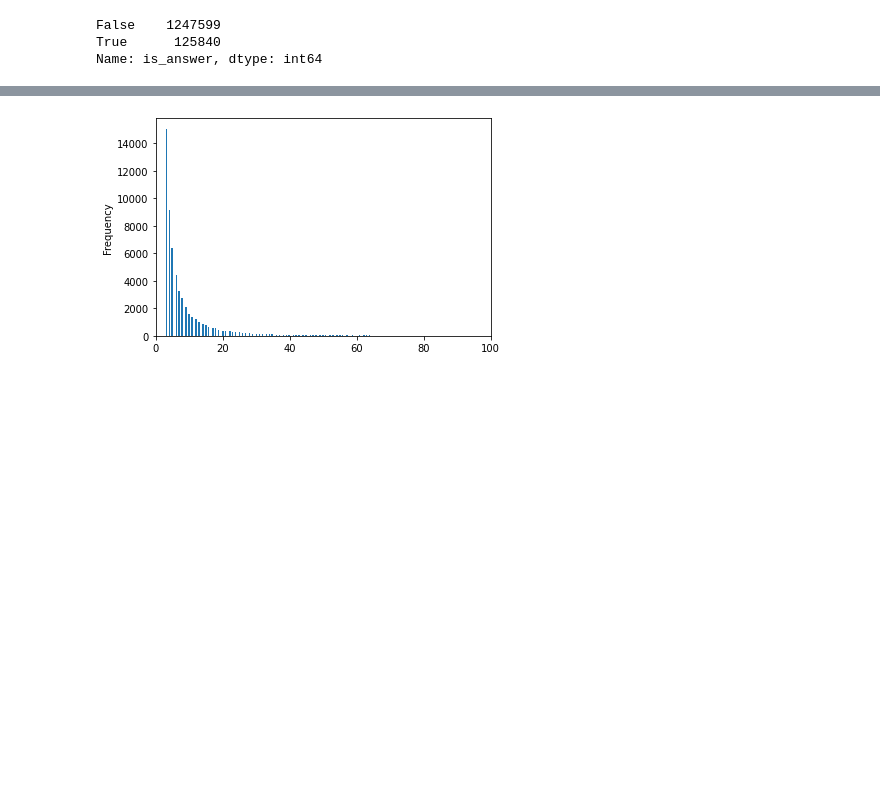
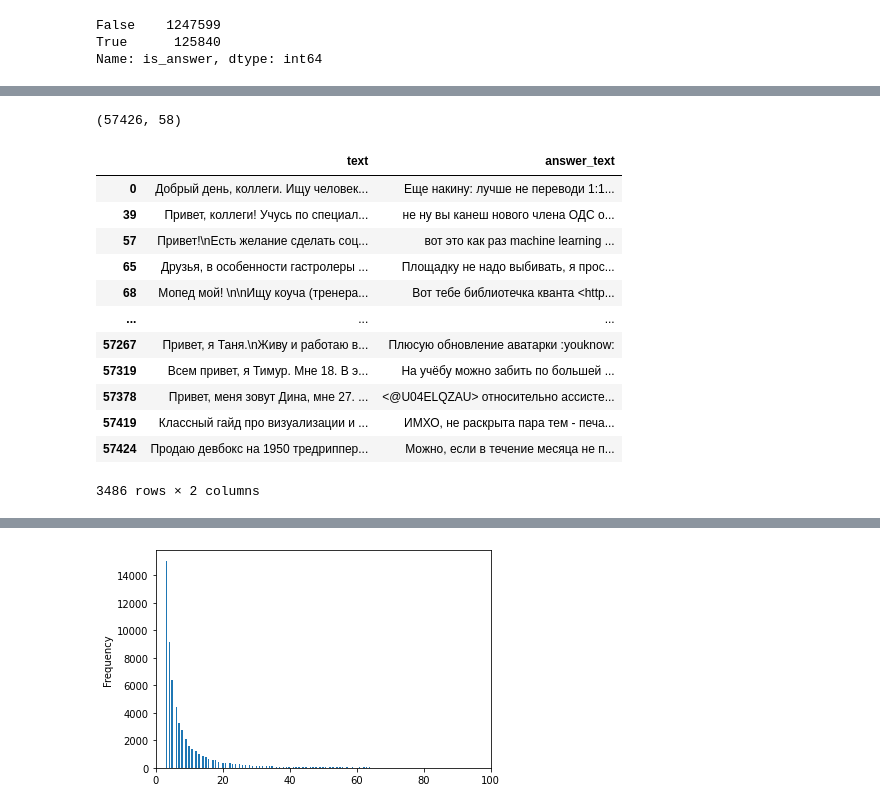
Before and after one commit to ods-pet-projects/ods_help_bot, a Jupyter notebook: notebooks/eda.ipynb, the cells around one changed output, grey strips where cells are left out. Cells and saved outputs as stored; diff of their text form; code cells hidden in the pictures; blank space fills up the shorter version.

```diff
--- a/notebooks/eda.ipynb
+++ b/notebooks/eda.ipynb
@@ -72,0 +96,20 @@ df['pos_score'] = df['new_ind'].apply(lambda x: pos_score_dict.get(x, 0))
+# %%
+df.shape
+# %% [output]
+(57426, 58)
+# %%
+df[['text', 'answer_text']].dropna(subset=['answer_text'])
+# %% [output]
+|  | text | answer_text |
+| 0 | Добрый день, коллеги. Ищу человек... | Еще накину: лучше не переводи 1:1... |
+| 39 | Привет, коллеги! Учусь по специал... | не ну вы канеш нового члена ОДС о... |
+| 57 | Привет!\nЕсть желание сделать соц... | вот это как раз machine learning ... |
+| 65 | Друзья, в особенности гастролеры ... | Площадку не надо выбивать, я прос... |
+| 68 | Мопед мой! \n\nИщу коуча (тренера... | Вот тебе библиотечка кванта <http... |
+| ... | ... | ... |
+| 57267 | Привет, я Таня.\nЖиву и работаю в... | Плюсую обновление аватарки :youknow: |
+| 57319 | Всем привет, я Тимур. Мне 18. В э... | На учёбу можно забить по большей ... |
+| 57378 | Привет, меня зовут Дина, мне 27. ... | <@U04ELQZAU> относительно ассисте... |
+| 57419 | Классный гайд про визуализации и ... | ИМХО, не раскрыта пара тем - печа... |
+| 57424 | Продаю девбокс на 1950 тредриппер... | Можно, если в течение месяца не п... |
+3486 rows × 2 columns
```
Also changed, not shown: parts of 17 cells of this notebook, 3 other files.
